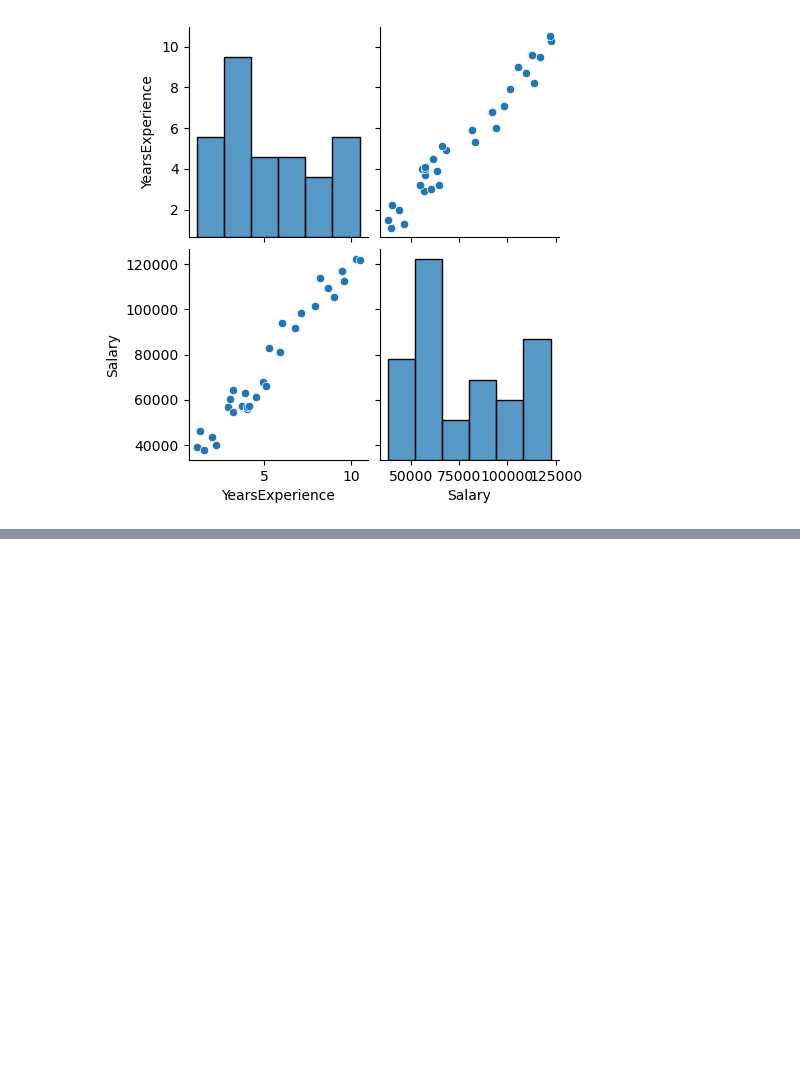
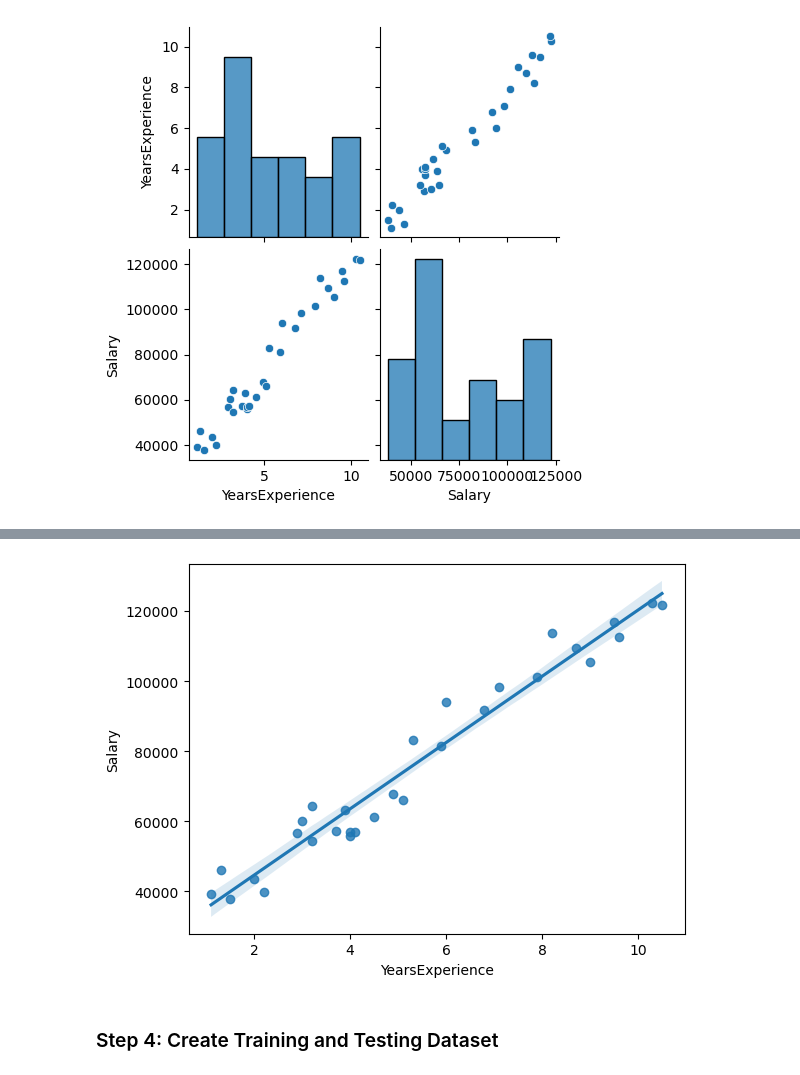
Before and after one commit to longmen2019/Salary_Prediction_With_SageMaker, a Jupyter notebook: Salary_Prediction_With_SageMaker.ipynb, the cells around one changed output, grey strips where cells are left out. Cells and saved outputs as stored; diff of their text form; code cells hidden in the pictures; blank space fills up the shorter version.

```diff
--- a/Salary_Prediction_With_SageMaker.ipynb
+++ b/Salary_Prediction_With_SageMaker.ipynb
@@ -195,0 +212,16 @@ sns.pairplot(salary_df)
+# %%
+# Plotting a regression line to show the relationship between 'Salary' and 'YearsExperience'
+# sns.regplot() creates a scatter plot with a linear regression model fit.
+# x='YearsExperience' specifies the independent variable.
+# y='Salary' specifies the dependent variable.
+# data=salary_df specifies the DataFrame containing the data.
+# The function will automatically fit a linear regression model and plot the regression line.
+
+sns.regplot(x='YearsExperience', y='Salary', data=salary_df)
+
+# Display the plot
+plt.show()
+# %% [output]
+[figure, added]
+# %% [markdown]
+### Step 4: Create Training and Testing Dataset
```
Also changed, not shown: parts of 15 cells of this notebook.
